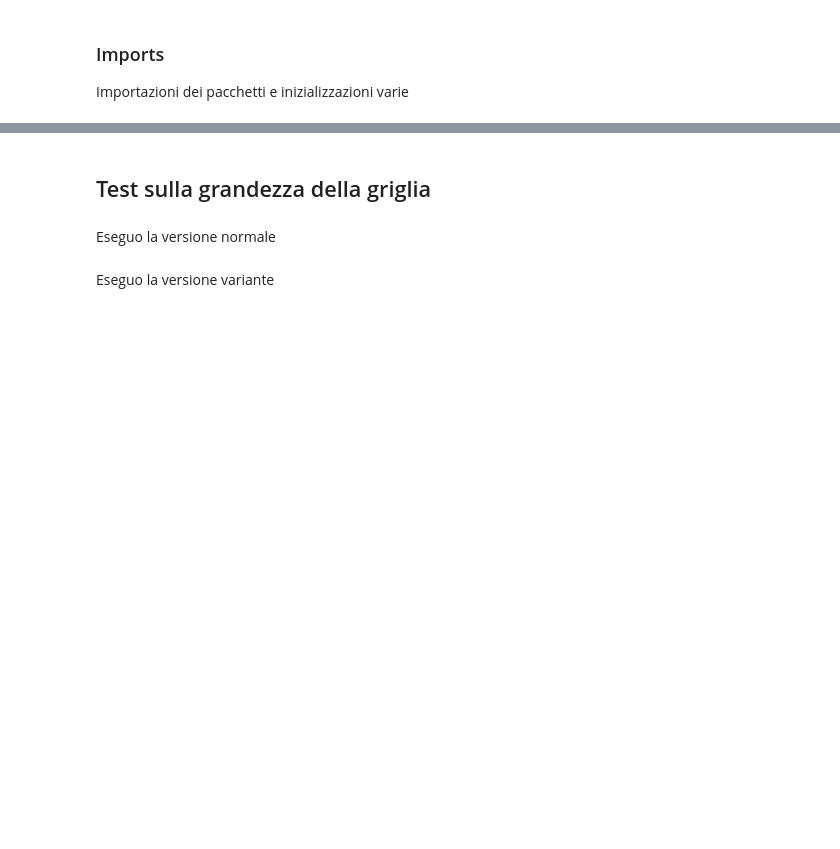
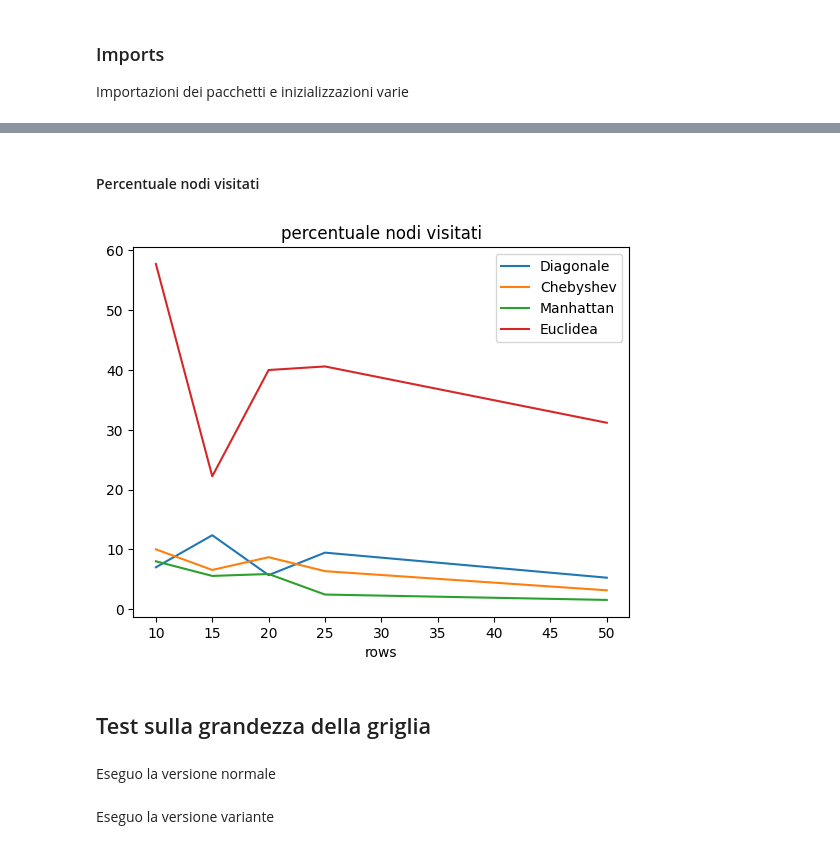
Before and after one commit to nikbet98/ProgettoAlgoritmi, a Jupyter notebook: test.ipynb, the cells around one changed output, grey strips where cells are left out. Drawn from its saved outputs; the diff is of its cells as text; code cells hidden in the pictures; blank space fills up the shorter version.

```diff
--- a/test.ipynb
+++ b/test.ipynb
@@ -19,3 +95,16 @@ import pandas as pd
+# %% [markdown]
+#### Percentuale nodi visitati
+# %%
+df_h1["percentage_visited_nodes"].plot()
+df_h2["percentage_visited_nodes"].plot()
+df_h3["percentage_visited_nodes"].plot()
+df_h4["percentage_visited_nodes"].plot()
+
+plt.title("percentuale nodi visitati")
+plt.legend(["Diagonale","Chebyshev","Manhattan","Euclidea"])
+plt.show()
+# %% [output]
+[figure, added]
 # %% [markdown]
 ## Test sulla grandezza della griglia
 # %% [markdown]
```
Also changed, not shown: parts of 13 cells of this notebook, 1 other file.
